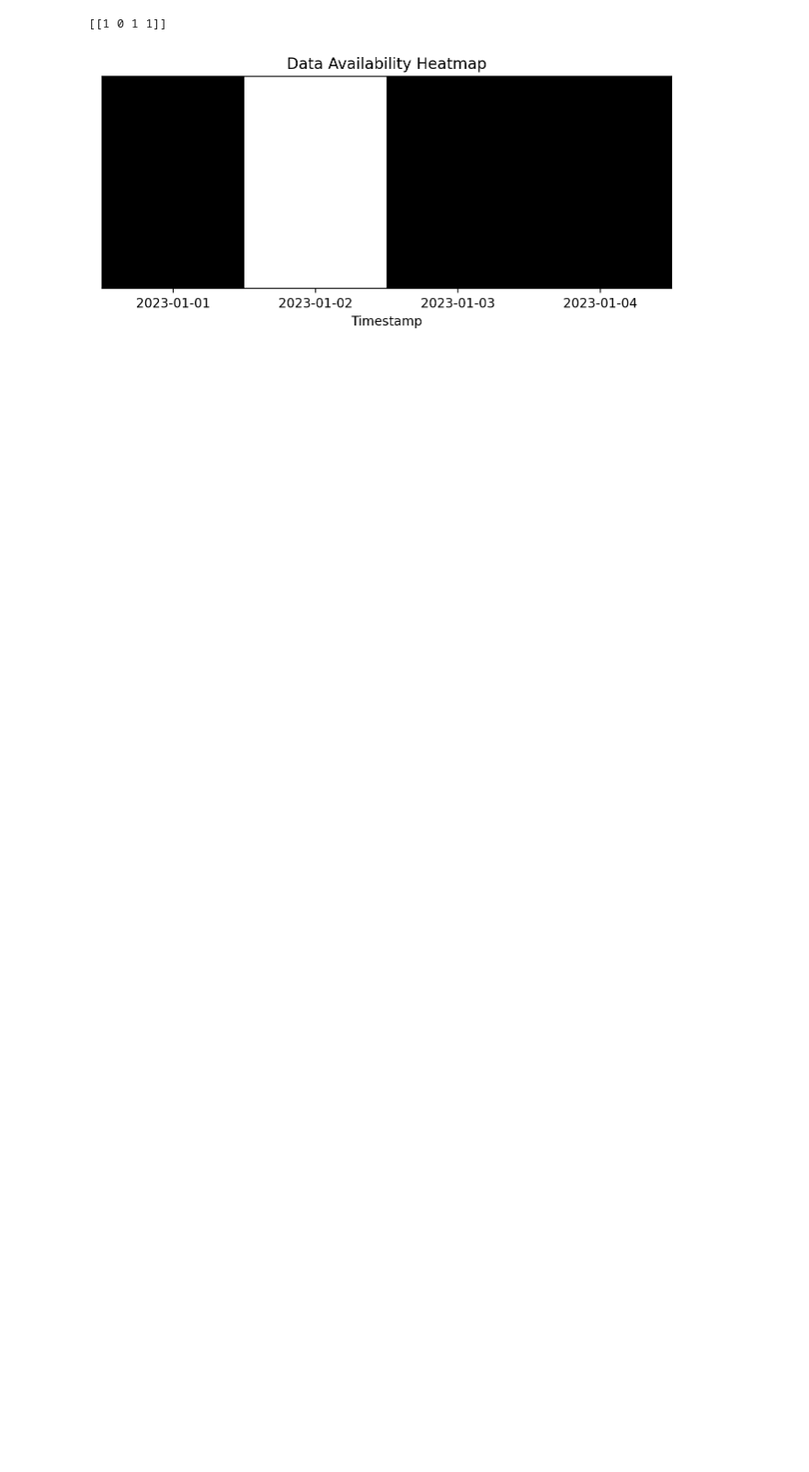
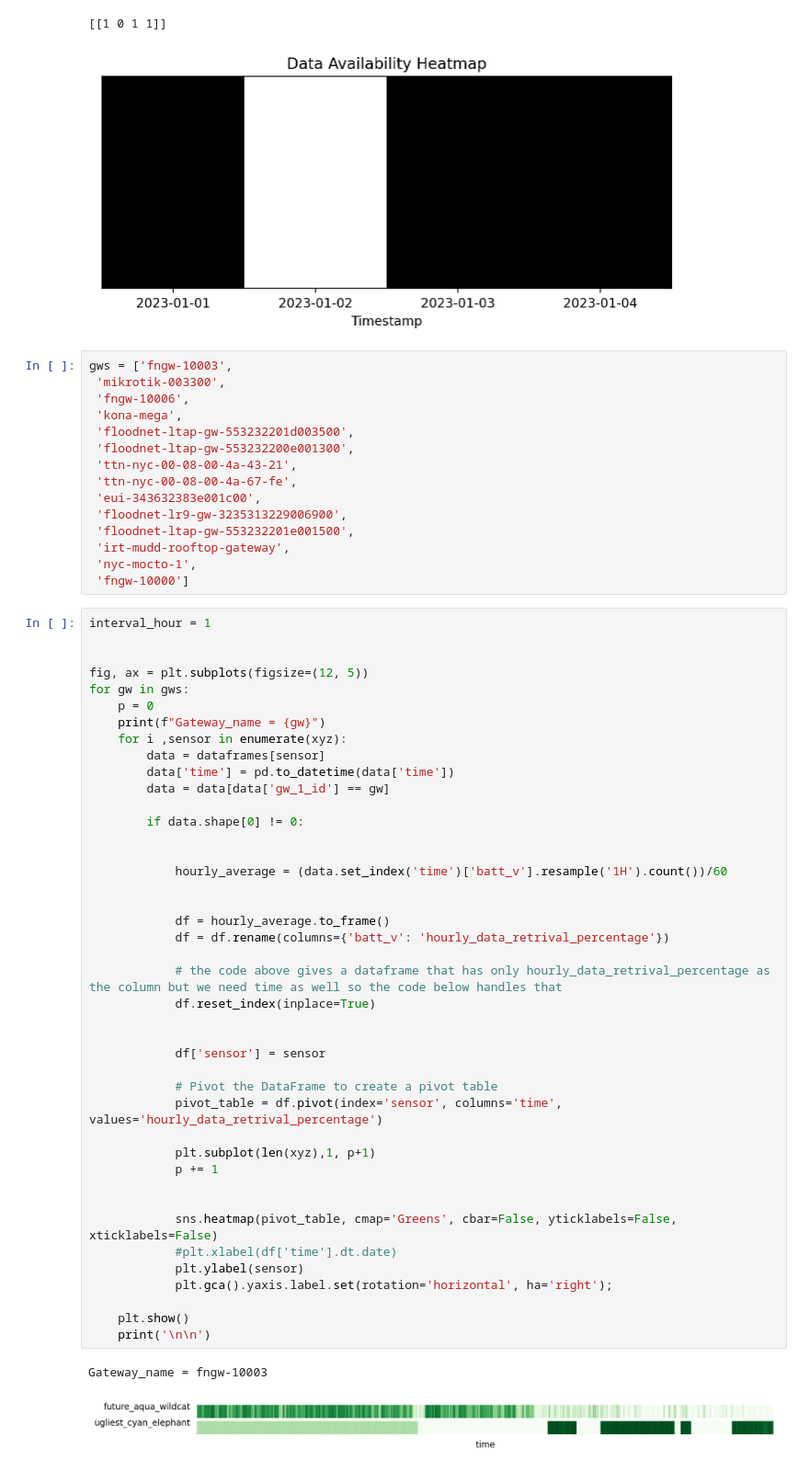
Before and after one commit to timsinashok/floodnet_ugsrp-2023, a Jupyter notebook: 30_days_heatmap.ipynb, the cells around one changed output. Shown: that part at 92% size. Drawn from its saved outputs; the diff is of its cells as text; blank space fills up the shorter version.

```diff
--- a/30_days_heatmap.ipynb
+++ b/30_days_heatmap.ipynb
@@ -264,3 +264,63 @@ plt.show()  # Show the plot
 # %% [output]
 [[1 0 1 1]]
 [figure]
+# %%
+gws = ['fngw-10003',
+ 'mikrotik-003300',
+ 'fngw-10006',
+ 'kona-mega',
+ 'floodnet-ltap-gw-553232201d003500',
+ 'floodnet-ltap-gw-553232200e001300',
+ 'ttn-nyc-00-08-00-4a-43-21',
+ 'ttn-nyc-00-08-00-4a-67-fe',
+ 'eui-343632383e001c00',
+ 'floodnet-lr9-gw-3235313229006900',
+ 'floodnet-ltap-gw-553232201e001500',
+ 'irt-mudd-rooftop-gateway',
+ 'nyc-mocto-1',
+ 'fngw-10000']
+# %%
+interval_hour = 1
+
+
+fig, ax = plt.subplots(figsize=(12, 5))
+for gw in gws:
+    p = 0
+    print(f"Gateway_name = {gw}")
+    for i ,sensor in enumerate(xyz):
+        data = dataframes[sensor]
+        data['time'] = pd.to_datetime(data['time'])
+        data = data[data['gw_1_id'] == gw]
+
+        if data.shape[0] != 0:
+
+
+            hourly_average = (data.set_index('time')['batt_v'].resample('1H').count())/60
+
+
+            df = hourly_average.to_frame()
+            df = df.rename(columns={'batt_v': 'hourly_data_retrival_percentage'})
+
+            # the code above gives a dataframe that has only hourly_data_retrival_percentage as the column but we need time as well so the code below handles that
+            df.reset_index(inplace=True)
+
+
+            df['sensor'] = sensor
+
+            # Pivot the DataFrame to create a pivot table
+            pivot_table = df.pivot(index='sensor', columns='time', values='hourly_data_retrival_percentage')
+
+            plt.subplot(len(xyz),1, p+1)
+            p += 1
+
+
+            sns.heatmap(pivot_table, cmap='Greens', cbar=False, yticklabels=False, xticklabels=False)
+            #plt.xlabel(df['time'].dt.date)
+            plt.ylabel(sensor)
+            plt.gca().yaxis.label.set(rotation='horizontal', ha='right');
+
+    plt.show()
+    print('\n\n')
+# %% [output]
+Gateway_name = fngw-10003
+[figure, added]
```
Also changed, not shown: parts of 2 cells of this notebook, 56 other files.
